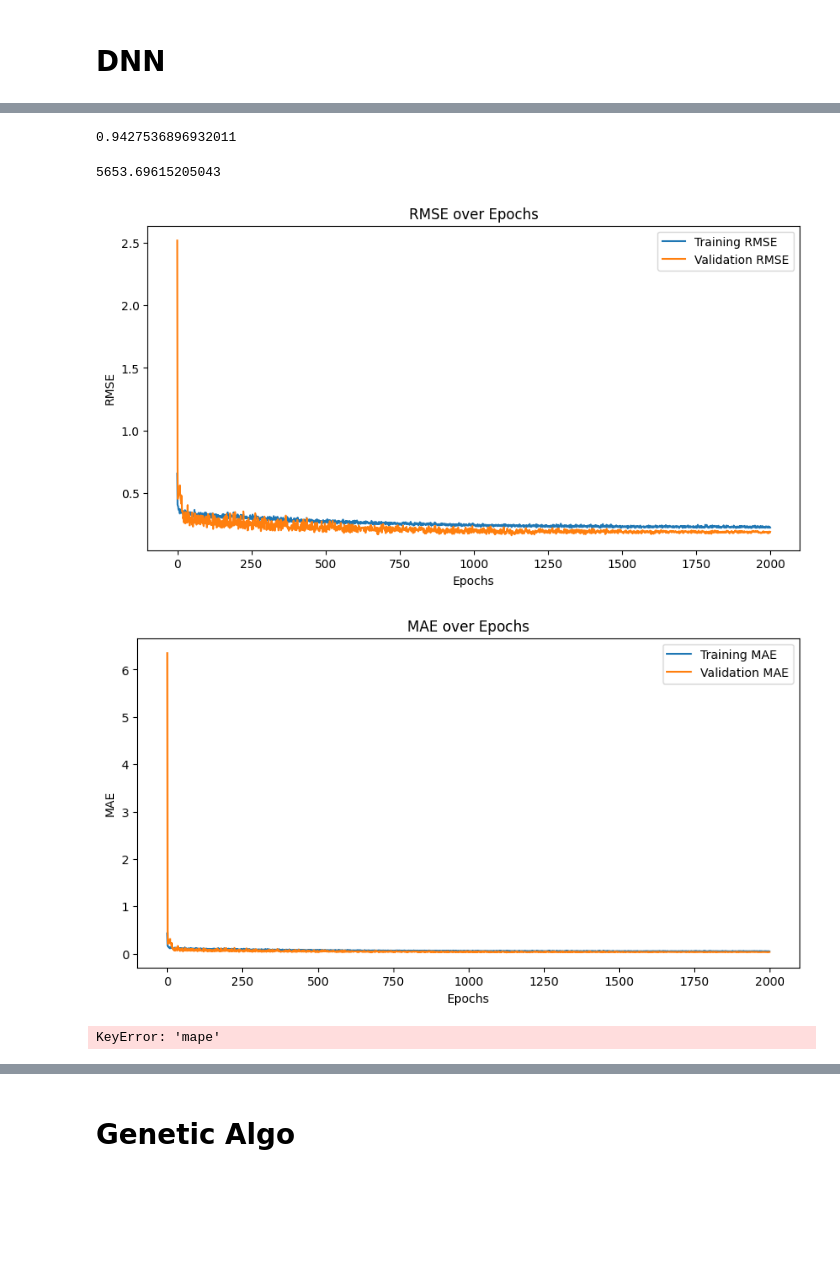
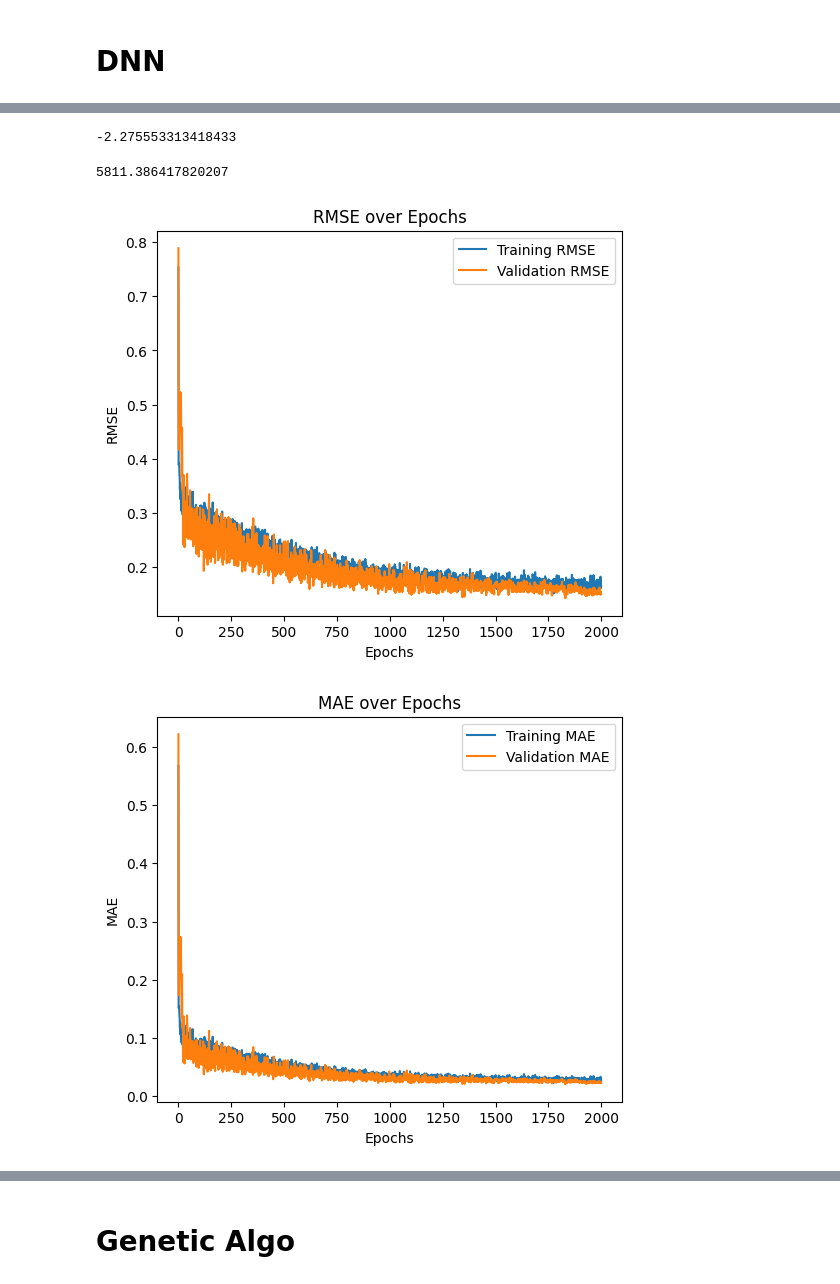
Before and after one commit to Hritik003/Optimization-of-OWC-using-ML-models, a Jupyter notebook: DNN.ipynb, the cells around one changed output, grey strips where cells are left out. Drawn from its saved outputs; the diff is of its cells as text; code cells hidden in the pictures; blank space fills up the shorter version.

```diff
--- a/DNN.ipynb
+++ b/DNN.ipynb
@@ -85,30 +85,30 @@ def create_regression_dnn(input_shape):
 
     model.add(layers.InputLayer(input_shape=input_shape))
 
-    model.add(layers.Dense(1024, activation=None))
+    model.add(layers.Dense(1024, activation=None, kernel_initializer=tf.keras.initializers.RandomUniform(minval=-0.05, maxval=0.05)))
     model.add(layers.BatchNormalization())
     model.add(layers.Activation('relu'))
-    model.add(layers.Dropout(0.1))
+    # model.add(layers.Dropout(0.1))
 
-    model.add(layers.Dense(512, activation=None))
+    model.add(layers.Dense(512, activation=None, kernel_initializer=tf.keras.initializers.RandomUniform(minval=-0.05, maxval=0.05)))
     model.add(layers.BatchNormalization())
     model.add(layers.Activation('relu'))
-    model.add(layers.Dropout(0.1))
+    # model.add(layers.Dropout(0.1))
 
-    model.add(layers.Dense(256, activation=None))
+    model.add(layers.Dense(256, activation=None, kernel_initializer=tf.keras.initializers.RandomUniform(minval=-0.05, maxval=0.05)))
     model.add(layers.BatchNormalization())
     model.add(layers.Activation('relu'))
-    model.add(layers.Dropout(0.1))
+    # model.add(layers.Dropout(0.1))
 
-    model.add(layers.Dense(128, activation=None))
+    model.add(layers.Dense(128, activation=None, kernel_initializer=tf.keras.initializers.RandomUniform(minval=-0.05, maxval=0.05)))
     model.add(layers.BatchNormalization())
     model.add(layers.Activation('relu'))
-    model.add(layers.Dropout(0.1))
+    # model.add(layers.Dropout(0.1))
 
-    model.add(layers.Dense(64, activation=None))
+    model.add(layers.Dense(64, activation=None, kernel_initializer=tf.keras.initializers.RandomUniform(minval=-0.05, maxval=0.05)))
     model.add(layers.BatchNormalization())
     model.add(layers.Activation('relu'))
-    model.add(layers.Dropout(0.1))
+    # model.add(layers.Dropout(0.1))
 
     model.add(layers.Dense(1, activation='linear'))
 
@@ -194,11 +225,11 @@ from sklearn.metrics import r2_score
 r2 = r2_score(y_test, y_pred)
 print(r2)
 # %% [output]
-0.9427536896932011
+-2.275553313418433
 # %%
-print(average_absolute_difference.numpy()*(y_max-y_min))
+# print(average_absolute_difference.numpy()*(y_max-y_min))
 # %% [output]
-5653.69615205043
+5811.386417820207
 # %%
 train_rmse = np.sqrt(history.history['loss'])
 val_rmse = np.sqrt(history.history['val_loss'])
@@ -208,18 +239,18 @@ val_mae = history.history['val_loss']
 # %%
 # model.save_weights('wt_2.h5')
 # %%
-plt.figure(figsize=(10, 5))
+plt.figure(figsize=(6, 5))
 plt.plot(train_rmse, label='Training RMSE')
 plt.plot(val_rmse, label='Validation RMSE')
 plt.title('RMSE over Epochs')
 plt.xlabel('Epochs')
 plt.ylabel('RMSE')
 plt.legend()
 plt.show()
 # %% [output]
-[figure, old version]
+[figure, new version]
 # %%
-plt.figure(figsize=(10, 5))
+plt.figure(figsize=(6, 5))
 plt.plot(train_mae, label='Training MAE')
 plt.plot(val_mae, label='Validation MAE')
 plt.title('MAE over Epochs')
@@ -228,25 +259,4 @@ plt.ylabel('MAE')
 plt.legend()
 plt.show()
 # %% [output]
-[figure, old version]
+[figure, new version]
-# %%
-def calculate_mape(y_true, y_pred):
-    return np.mean(np.abs((y_true - y_pred) / y_true)) * 100
-
-# Assuming you have already trained your model and obtained the history object
-
-# Get training and validation loss from history
-train_mape = history.history['mape']
-val_mape = history.history['val_mape']
-
-# Plot MAPE
-plt.figure(figsize=(10, 5))
-plt.plot(train_mape, label='Training MAPE')
-plt.plot(val_mape, label='Validation MAPE')
-plt.title('MAPE over Epochs')
-plt.xlabel('Epochs')
-plt.ylabel('MAPE (%)')
-plt.legend()
-plt.show()
-# %% [output]
-KeyError: 'mape'
```
Also changed, not shown: parts of 12 cells of this notebook.
